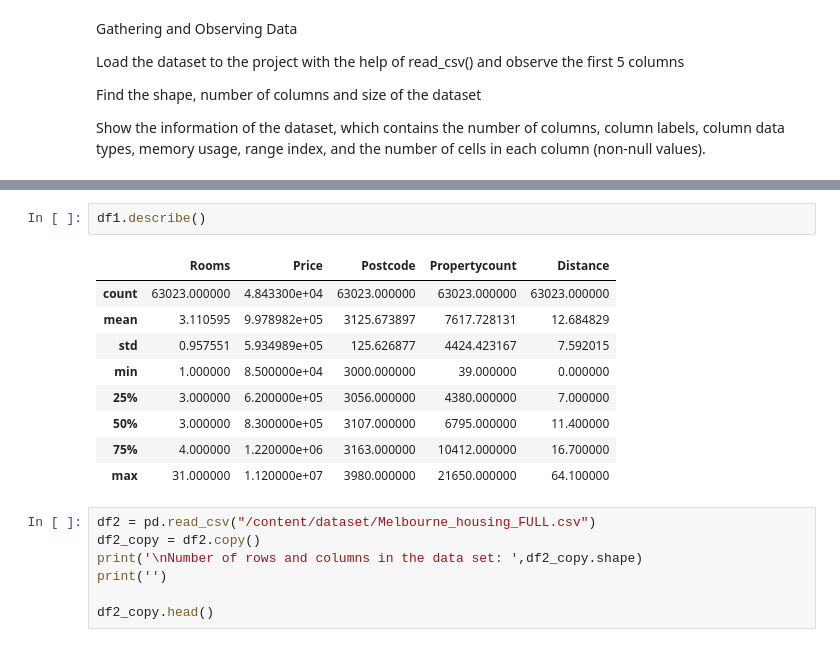
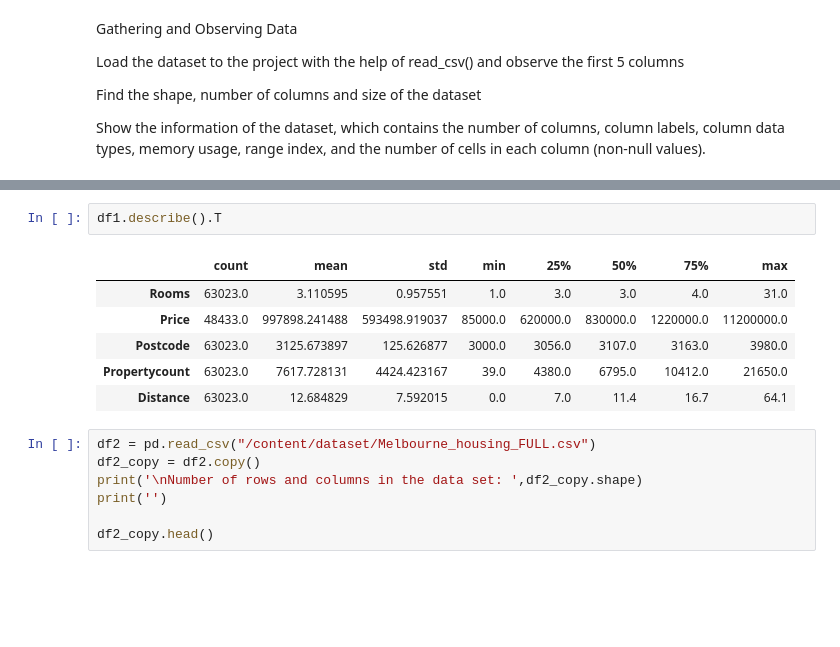
Before and after one commit to gr-uzun/melbourne-housing, a Jupyter notebook: melbourne_housing_project.ipynb, the cells around one changed output, grey strips where cells are left out. Drawn from its saved outputs; the diff is of its cells as text; blank space fills up the shorter version.

```diff
--- a/melbourne_housing_project.ipynb
+++ b/melbourne_housing_project.ipynb
@@ -44,17 +44,14 @@ Number of rows and columns in the data set:  (63023, 13)
 | 3 | Aberfeldie | 68 Vida St | 3 | h | 1515000.0 | S | Barry | 1/04/2017 | 3040 | Western Metropolitan | ... |
 | 4 | Airport West | 92 Clydesdale Rd | 2 | h | 670000.0 | S | Nelson | 1/04/2017 | 3042 | Western Metropolitan | ... |
 # %%
-df1.describe()
+df1.describe().T
 # %% [output]
-|  | Rooms | Price | Postcode | Propertycount | Distance |
-| count | 63023.000000 | 4.843300e+04 | 63023.000000 | 63023.000000 | 63023.000000 |
-| mean | 3.110595 | 9.978982e+05 | 3125.673897 | 7617.728131 | 12.684829 |
-| std | 0.957551 | 5.934989e+05 | 125.626877 | 4424.423167 | 7.592015 |
-| min | 1.000000 | 8.500000e+04 | 3000.000000 | 39.000000 | 0.000000 |
-| 25% | 3.000000 | 6.200000e+05 | 3056.000000 | 4380.000000 | 7.000000 |
-| 50% | 3.000000 | 8.300000e+05 | 3107.000000 | 6795.000000 | 11.400000 |
-| 75% | 4.000000 | 1.220000e+06 | 3163.000000 | 10412.000000 | 16.700000 |
-| max | 31.000000 | 1.120000e+07 | 3980.000000 | 21650.000000 | 64.100000 |
+|  | count | mean | std | min | 25% | 50% | 75% | max |
+| Rooms | 63023.0 | 3.110595 | 0.957551 | 1.0 | 3.0 | 3.0 | 4.0 | 31.0 |
+| Price | 48433.0 | 997898.241488 | 593498.919037 | 85000.0 | 620000.0 | 830000.0 | 1220000.0 | 11200000.0 |
+| Postcode | 63023.0 | 3125.673897 | 125.626877 | 3000.0 | 3056.0 | 3107.0 | 3163.0 | 3980.0 |
+| Propertycount | 63023.0 | 7617.728131 | 4424.423167 | 39.0 | 4380.0 | 6795.0 | 10412.0 | 21650.0 |
+| Distance | 63023.0 | 12.684829 | 7.592015 | 0.0 | 7.0 | 11.4 | 16.7 | 64.1 |
 # %%
 df2 = pd.read_csv("/content/dataset/Melbourne_housing_FULL.csv")
 df2_copy = df2.copy()
```
Also changed, not shown: parts of 1 cell of this notebook.
